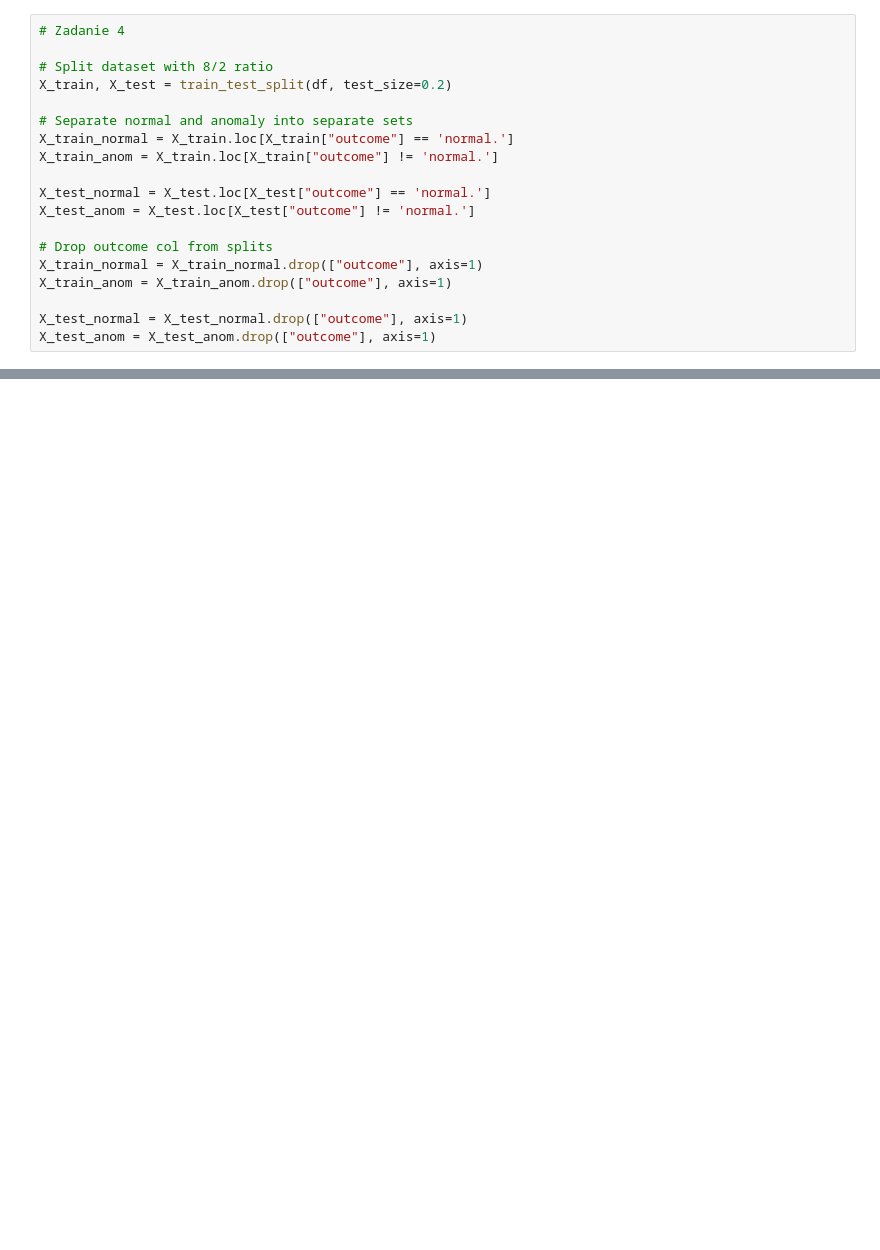
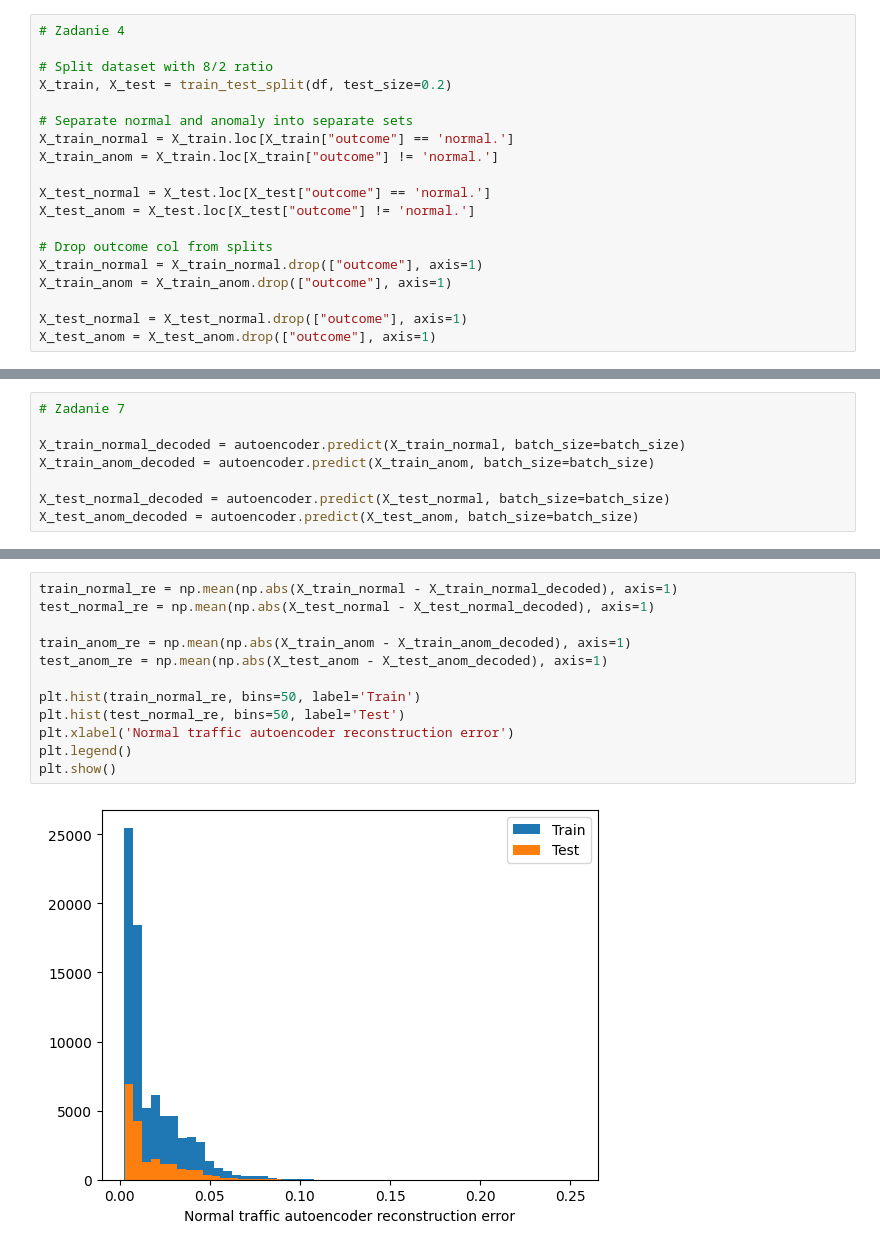
Before and after one commit to jancewicz/PJATK---Artificial-Intelligence-Postgraduate-Studies-, a Jupyter notebook: keras/pawel_jancewicz_pr8_2026/network_traffic/network_traffic.ipynb, the cells around one changed output, grey strips where cells are left out. Cells and saved outputs as stored; diff of their text form; blank space fills up the shorter version.

```diff
--- a/keras/pawel_jancewicz_pr8_2026/network_traffic/network_traffic.ipynb
+++ b/keras/pawel_jancewicz_pr8_2026/network_traffic/network_traffic.ipynb
@@ -245,0 +452,8 @@ X_test_anom = X_test_anom.drop(["outcome"], axis=1)
+# %%
+# Zadanie 7
+
+X_train_normal_decoded = autoencoder.predict(X_train_normal, batch_size=batch_size)
+X_train_anom_decoded = autoencoder.predict(X_train_anom, batch_size=batch_size)
+
+X_test_normal_decoded = autoencoder.predict(X_test_normal, batch_size=batch_size)
+X_test_anom_decoded = autoencoder.predict(X_test_anom, batch_size=batch_size)
@@ -245,0 +465,14 @@ X_test_anom = X_test_anom.drop(["outcome"], axis=1)
+# %%
+train_normal_re = np.mean(np.abs(X_train_normal - X_train_normal_decoded), axis=1)
+test_normal_re = np.mean(np.abs(X_test_normal - X_test_normal_decoded), axis=1)
+
+train_anom_re = np.mean(np.abs(X_train_anom - X_train_anom_decoded), axis=1)
+test_anom_re = np.mean(np.abs(X_test_anom - X_test_anom_decoded), axis=1)
+
+plt.hist(train_normal_re, bins=50, label='Train')
+plt.hist(test_normal_re, bins=50, label='Test')
+plt.xlabel('Normal traffic autoencoder reconstruction error')
+plt.legend()
+plt.show()
+# %% [output]
+[figure, added]
```
Also changed, not shown: parts of 18 cells of this notebook.
